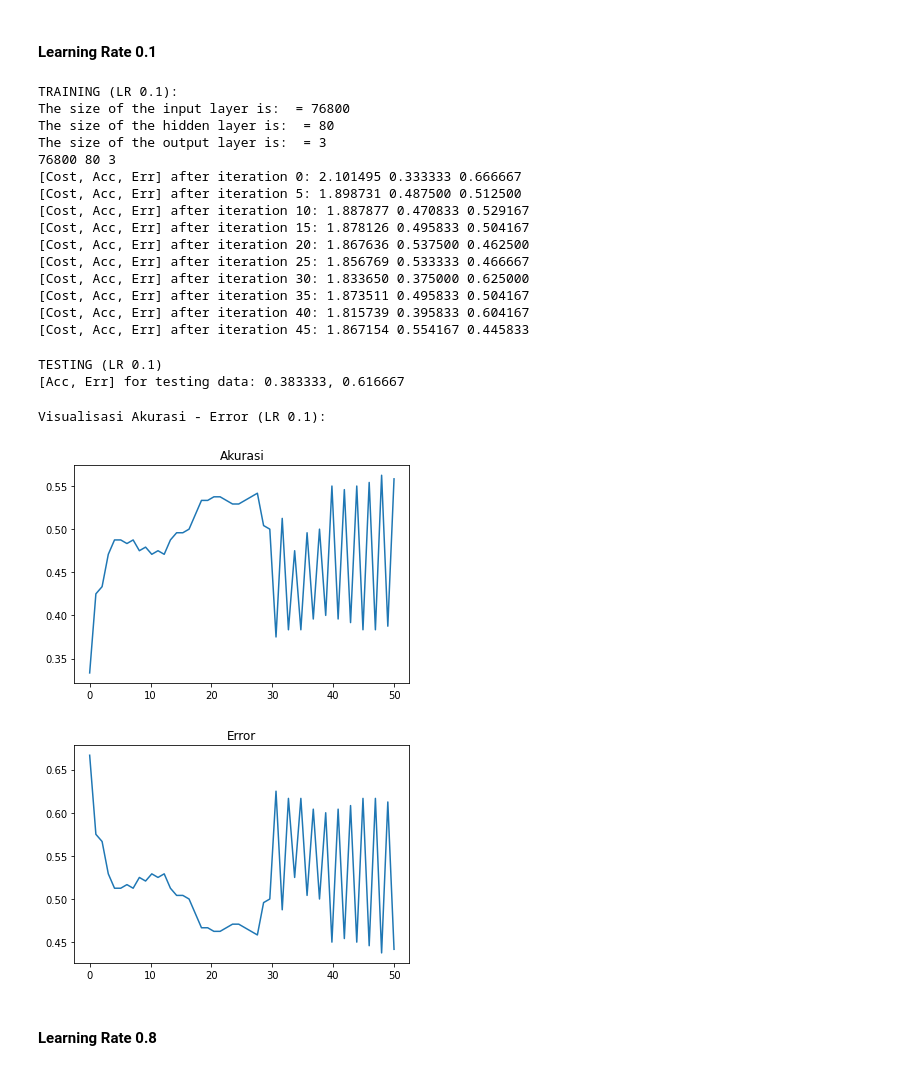
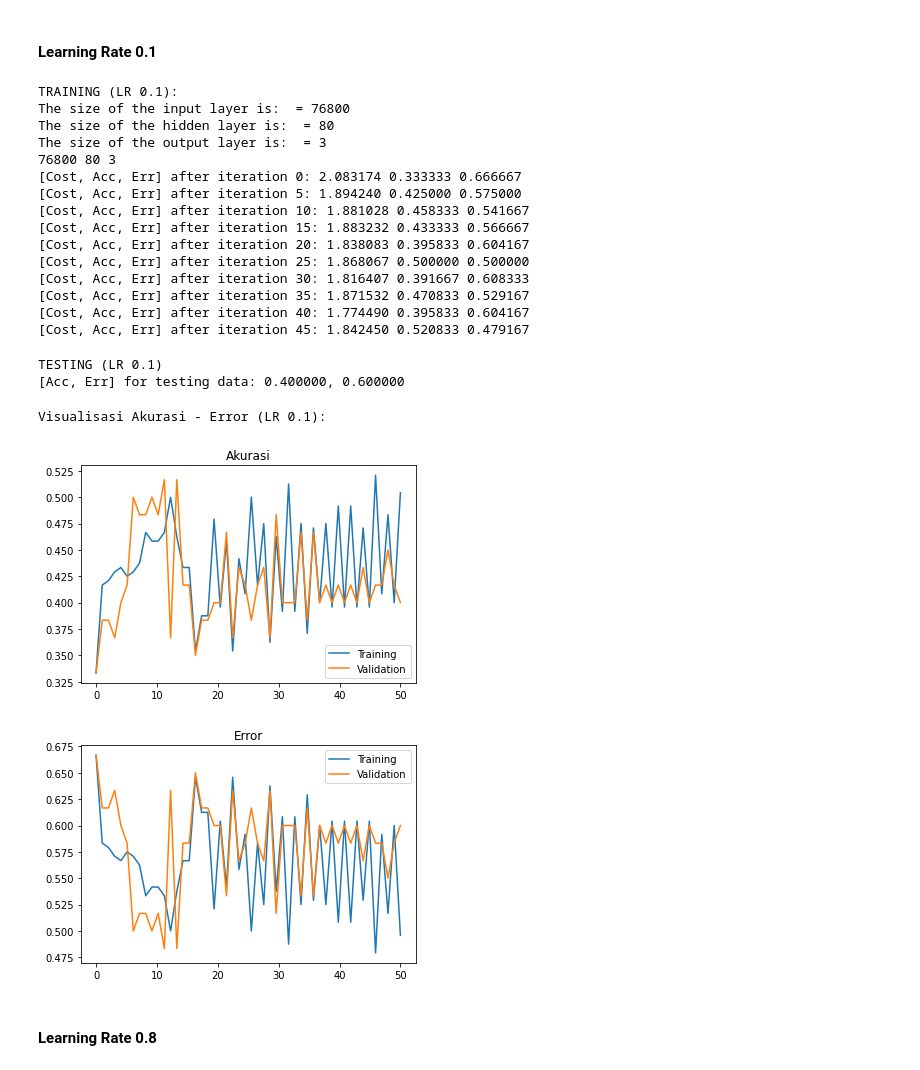
Before and after one commit to danielsitepu36/Flowers-Multi_Layer_Perceptron, a Jupyter notebook: Tugas_ML_MLP_Adhit_Daniel_Rian.ipynb, the cells around one changed output. Saved outputs shown, nothing was run; the diff lists cells and outputs as text; code cells hidden in the pictures.

Commit message:
Changed training and visualize method to display test accuracy on every epoch

```diff
--- a/Tugas_ML_MLP_Adhit_Daniel_Rian.ipynb
+++ b/Tugas_ML_MLP_Adhit_Daniel_Rian.ipynb
@@ -472,20 +470,26 @@ def training(X, Y, hidden_unit, num_iterations = 1000, learning_rate = 0.1):
 
     accList = []
     error = []
+    testAccList = []
+    testErrorList = []
     for i in range(0, num_iterations):
         A2, cache = forwardPropagation(X, parameters)
         cost = crossEntropyCostDef(A2, Y)
         grads = backwardPropagation(parameters, cache, X, Y)
         parameters = gradientDescent(parameters, grads, learning_rate)
         predictions = prediction(parameters, X)
+        predictTest = prediction(parameters, X_test)
+        accTest, errTest = accuracy(predictTest, Y_test)
         acc, err = accuracy(predictions, Y)
         # predictions, acc, err = prediction(parameters, X, Y)
         accList.append(acc)
         error.append(err)
+        testAccList.append(accTest)
+        testErrorList.append(errTest)
         if i % 5 == 0:
             print ("[Cost, Acc, Err] after iteration %i: %f %f %f" %(i, cost, acc, err))
 
-    return parameters, accList, error, predictions
+    return parameters, accList, error, predictions, testAccList, testErrorList
 # %% [markdown]
 #### Learning Rate 0.1
 # %%
@@ -494,7 +498,9 @@ print("TRAINING (LR 0.1):")
 print("The size of the input layer is:  = " + str(input_unit))
 print("The size of the hidden layer is:  = " + str(hidden_unit))
 print("The size of the output layer is:  = " + str(output_unit))
-parameters, accList, errorList, predictions = training(X_train, Y_train, 80, num_iterations=50, learning_rate=0.1)
+# print(Y_train)
+# print(Y_test)
+parameters, accList, errorList, predictions, accFlux, errFlux = training(X_train, Y_train, 80, num_iterations=50, learning_rate=0.1)
 # print(predictions)
 # # print(Y_train)
 # print(np.argmax(Y_train, axis=0))
@@ -504,16 +510,16 @@ The size of the input layer is:  = 76800
 The size of the hidden layer is:  = 80
 The size of the output layer is:  = 3
 76800 80 3
-[Cost, Acc, Err] after iteration 0: 2.101495 0.333333 0.666667
-[Cost, Acc, Err] after iteration 5: 1.898731 0.487500 0.512500
-[Cost, Acc, Err] after iteration 10: 1.887877 0.470833 0.529167
-[Cost, Acc, Err] after iteration 15: 1.878126 0.495833 0.504167
-[Cost, Acc, Err] after iteration 20: 1.867636 0.537500 0.462500
-[Cost, Acc, Err] after iteration 25: 1.856769 0.533333 0.466667
-[Cost, Acc, Err] after iteration 30: 1.833650 0.375000 0.625000
-[Cost, Acc, Err] after iteration 35: 1.873511 0.495833 0.504167
-[Cost, Acc, Err] after iteration 40: 1.815739 0.395833 0.604167
-[Cost, Acc, Err] after iteration 45: 1.867154 0.554167 0.445833
+[Cost, Acc, Err] after iteration 0: 2.083174 0.333333 0.666667
+[Cost, Acc, Err] after iteration 5: 1.894240 0.425000 0.575000
+[Cost, Acc, Err] after iteration 10: 1.881028 0.458333 0.541667
+[Cost, Acc, Err] after iteration 15: 1.883232 0.433333 0.566667
+[Cost, Acc, Err] after iteration 20: 1.838083 0.395833 0.604167
+[Cost, Acc, Err] after iteration 25: 1.868067 0.500000 0.500000
+[Cost, Acc, Err] after iteration 30: 1.816407 0.391667 0.608333
+[Cost, Acc, Err] after iteration 35: 1.871532 0.470833 0.529167
+[Cost, Acc, Err] after iteration 40: 1.774490 0.395833 0.604167
+[Cost, Acc, Err] after iteration 45: 1.842450 0.520833 0.479167
 # %%
 print("TESTING (LR 0.1)")
 predictions = prediction(parameters, X_test)
@@ -521,25 +527,27 @@ acc, err = accuracy(predictions, Y_test)
 print ("[Acc, Err] for testing data: %f, %f" %(acc, err))
 # %% [output]
 TESTING (LR 0.1)
-[Acc, Err] for testing data: 0.383333, 0.616667
+[Acc, Err] for testing data: 0.400000, 0.600000
 # %%
 # Visualize
-def visualize(arr, title=''):
-    x_axis = np.linspace(0, len(arr), len(arr))
-    plt.plot(x_axis, arr)
+def visualize(trainArr, testArr, title=''):
+    x_axis = np.linspace(0, len(trainArr), len(trainArr))
+    plt.plot(x_axis, trainArr)
+    plt.plot(x_axis, testArr)
+    plt.legend(['Training', 'Validation'])
     # plt.axis([0,len(arr), 0, 1])
     plt.title(title)
     plt.show()
 
 print("Visualisasi Akurasi - Error (LR 0.1):")
-visualize(accList, 'Akurasi')
+visualize(accList, accFlux, 'Akurasi')
 # print(accList)
-visualize(errorList, 'Error')
+visualize(errorList, errFlux, 'Error')
 # accList
 # %% [output]
 Visualisasi Akurasi - Error (LR 0.1):
-[figure, old version]
+[figure, new version]
-[figure, old version]
+[figure, new version]
 # %% [markdown]
 #### Learning Rate 0.8
 # %%
```
Also changed, not shown: parts of 11 cells of this notebook.
